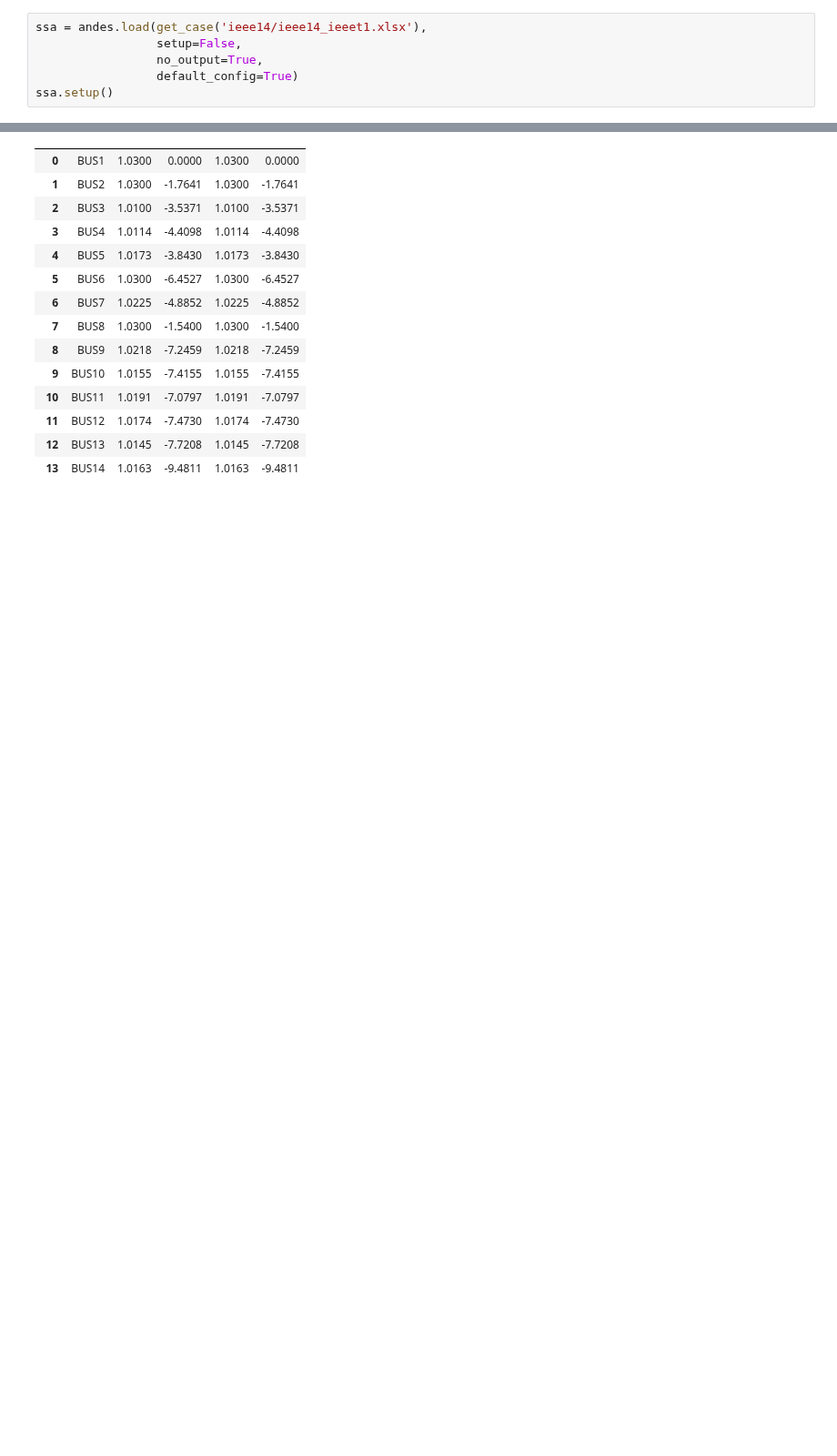
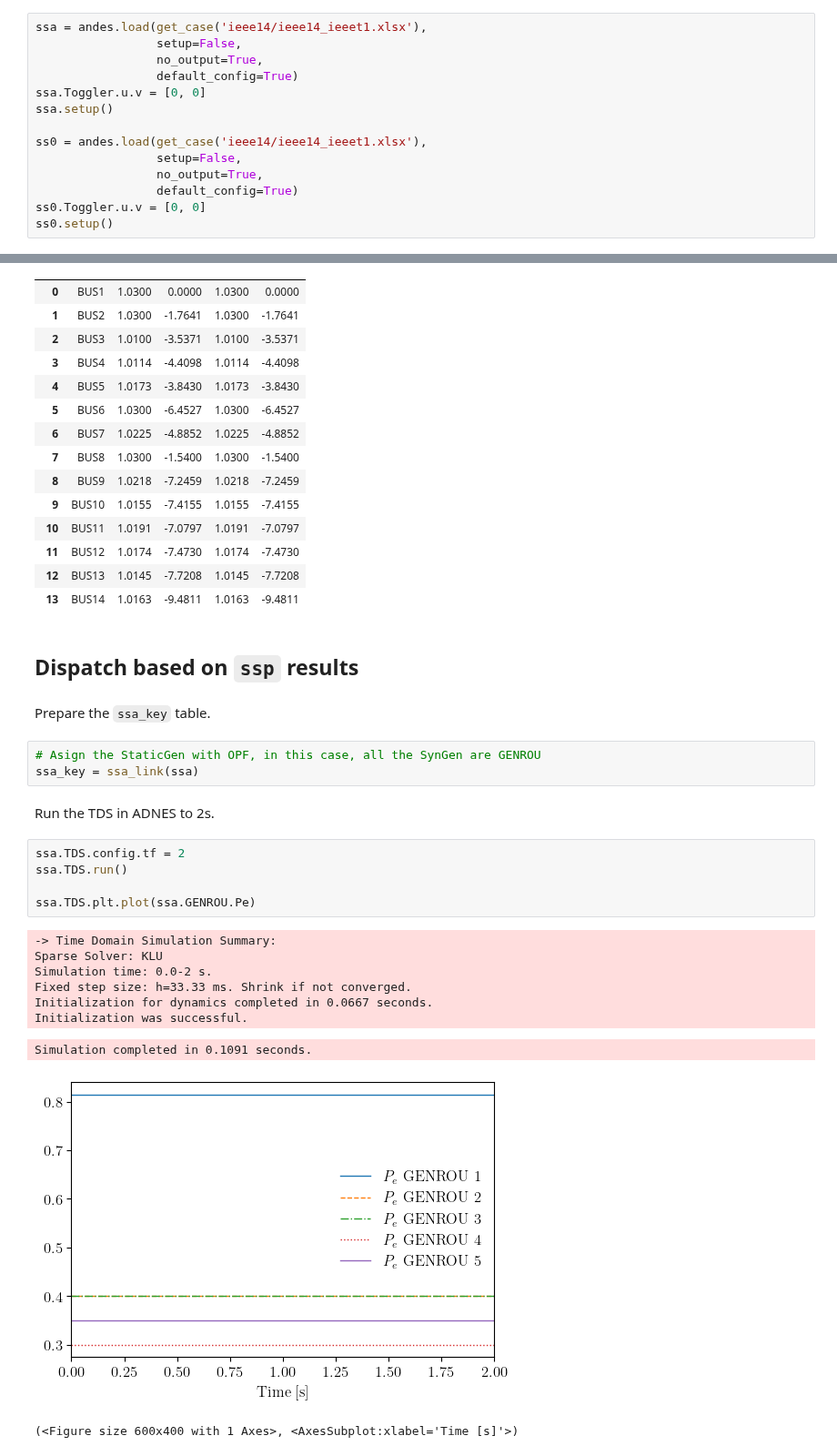
Before and after one commit to CURENT/andes, a Jupyter notebook: examples/ex11.ipynb, the cells around one changed output, grey strips where cells are left out. Shown at 91% size. Drawn from its saved outputs; the diff is of its cells as text; blank space fills up the shorter version.

```diff
--- a/examples/ex11.ipynb
+++ b/examples/ex11.ipynb
@@ -20,6 +24,14 @@ ssa = andes.load(get_case('ieee14/ieee14_ieeet1.xlsx'),
                  setup=False,
                  no_output=True,
                  default_config=True)
+ssa.Toggler.u.v = [0, 0]
 ssa.setup()
+
+ss0 = andes.load(get_case('ieee14/ieee14_ieeet1.xlsx'),
+                 setup=False,
+                 no_output=True,
+                 default_config=True)
+ss0.Toggler.u.v = [0, 0]
+ss0.setup()
 # %% [output]
 Working directory: "/Users/jinningwang/Documents/work/andes/examples"
@@ -123,3 +185,27 @@ pf_bus.round(4)
 | 11 | BUS12 | 1.0174 | -7.4730 | 1.0174 | -7.4730 |
 | 12 | BUS13 | 1.0145 | -7.7208 | 1.0145 | -7.7208 |
 | 13 | BUS14 | 1.0163 | -9.4811 | 1.0163 | -9.4811 |
+# %% [markdown]
+## Dispatch based on ``ssp`` results
+# %% [markdown]
+Prepare the `ssa_key` table.
+# %%
+# Asign the StaticGen with OPF, in this case, all the SynGen are GENROU
+ssa_key = ssa_link(ssa)
+# %% [markdown]
+Run the TDS in ADNES to 2s.
+# %%
+ssa.TDS.config.tf = 2
+ssa.TDS.run()
+
+ssa.TDS.plt.plot(ssa.GENROU.Pe)
+# %% [output]
+-> Time Domain Simulation Summary:
+Sparse Solver: KLU
+Simulation time: 0.0-2 s.
+Fixed step size: h=33.33 ms. Shrink if not converged.
+Initialization for dynamics completed in 0.0667 seconds.
+Initialization was successful.
+Simulation completed in 0.1091 seconds.
+[figure, added]
+(<Figure size 600x400 with 1 Axes>, <AxesSubplot:xlabel='Time [s]'>)
```
Also changed, not shown: parts of 24 cells of this notebook, 2 other files.
